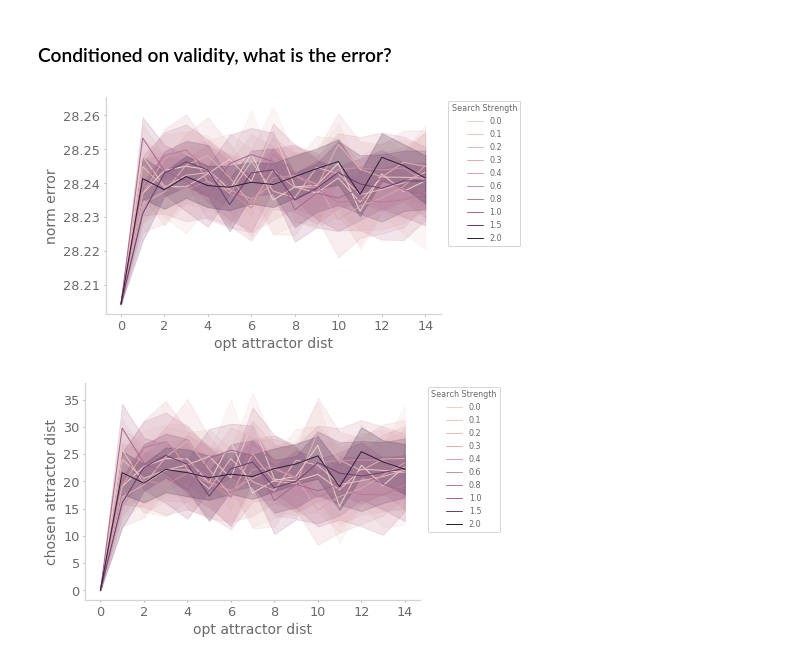
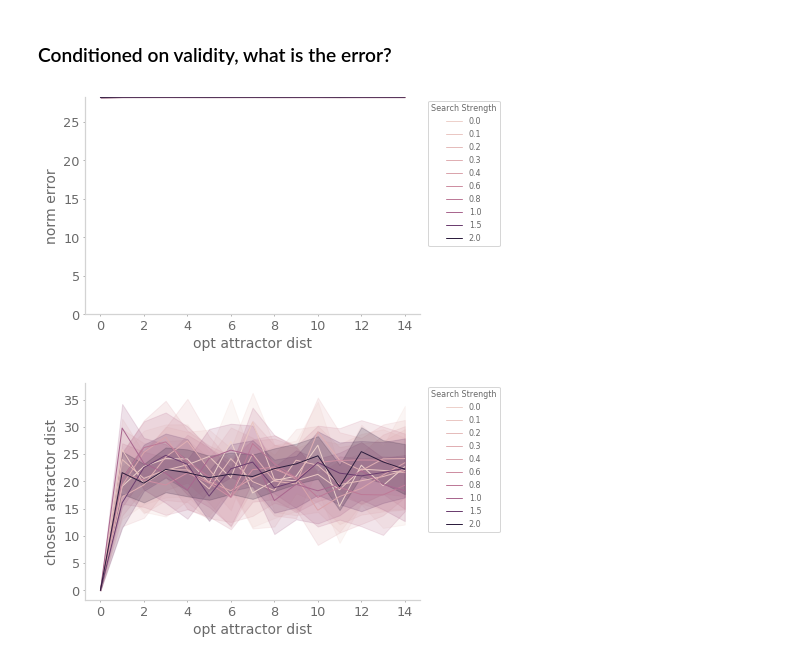
Before and after one commit to chingf/barcodes, a Jupyter notebook: Fig3-resolution-sweep-place-field-ablations.ipynb, the cells around one changed output. Drawn from its saved outputs; the diff is of its cells as text; code cells hidden in the pictures.

```diff
--- a/Fig3-resolution-sweep-place-field-ablations.ipynb
+++ b/Fig3-resolution-sweep-place-field-ablations.ipynb
@@ -37 +35,3 @@ truncate = False
+# %%
+load = True
 # %%
@@ -178,17 +182,18 @@ plt.show()
 # %%
 df = pd.DataFrame(summary_stats['reconstruct_2'])
 df = df[df['opt attractor dist'] < 15]
 fig, ax = plt.subplots()
 sns.lineplot(
     x='opt attractor dist', y='norm error', hue='search strength',
     data=df
     )
 hue_values = df['search strength'].unique()
 formatted_labels = sorted([f'{val:.1f}' for val in hue_values])
 ax.legend(title='Search Strength', labels=formatted_labels, bbox_to_anchor=(1.25, 1))
+plt.ylim(0)
 plt.show()
 # %% [output]
-[figure, old version]
+[figure, new version]
 # %%
 df = pd.DataFrame(summary_stats['reconstruct_2'])
 df = df[df['opt attractor dist'] < 15]
```
Also changed, not shown: parts of 3 cells of this notebook, 15 other files.
